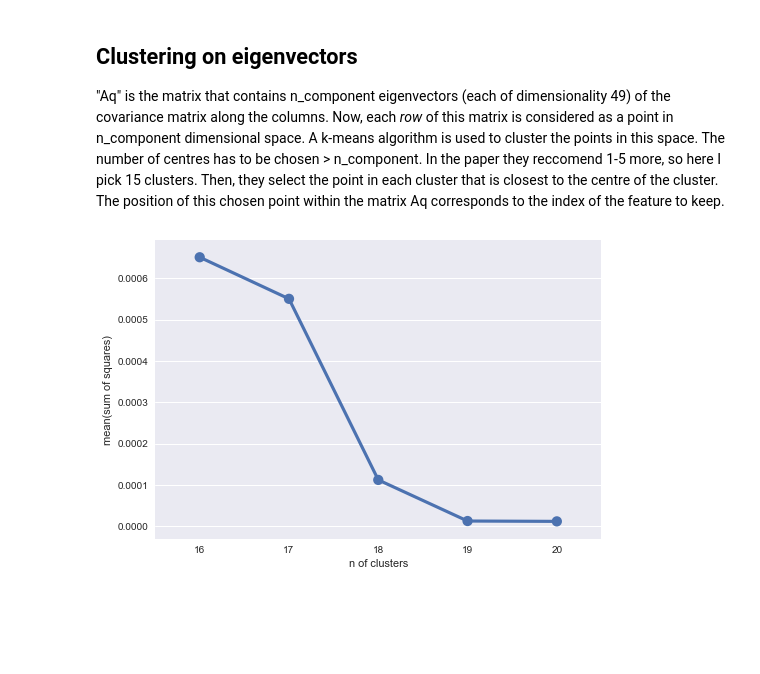
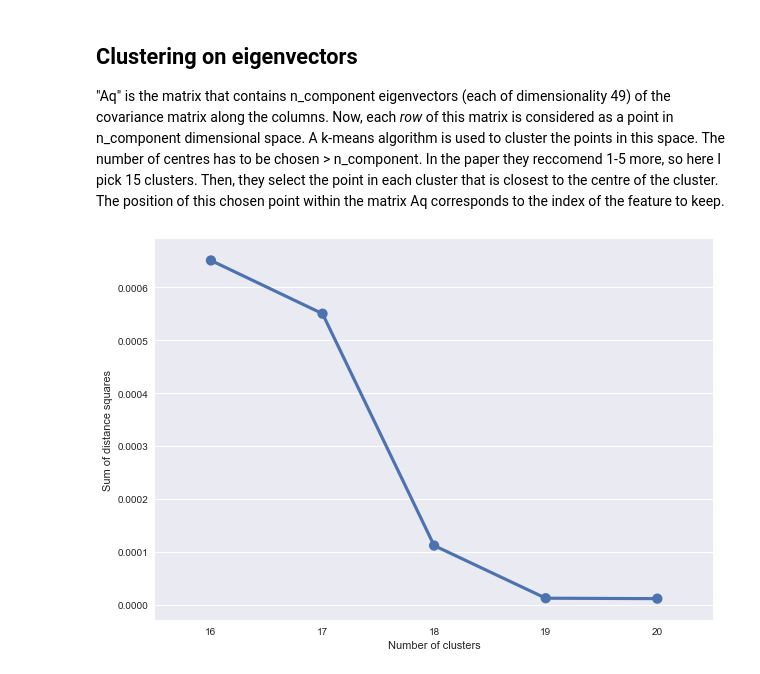
Before and after one commit to SilviaAmAm/trainingNN, a Jupyter notebook: notebooks/PFA_analysis.ipynb, the cells around one changed output. Saved outputs shown, nothing was run; the diff lists cells and outputs as text; code cells hidden in the pictures; blank space fills up the shorter version.

```diff
--- a/notebooks/PFA_analysis.ipynb
+++ b/notebooks/PFA_analysis.ipynb
@@ -47,33 +47,37 @@ print xdf_pca.shape
 # %%
 # Clustering - First step is to choose the number of cluster through the elbow method
 from sklearn.cluster import KMeans
 import matplotlib.pyplot as plt
 %matplotlib inline
 from sklearn.metrics.pairwise import euclidean_distances
 import seaborn as sns
 
 tot_sum_of_sq = []
 
 for j in range(n_components, n_components+5):
     kmeans = KMeans(n_clusters=j).fit(Aq)
     clusters_idx = kmeans.predict(Aq) # indices of which cluster each point belongs to
     centres = kmeans.cluster_centers_
 
     sum_of_squares = 0
 
     for i, item in enumerate(clusters_idx):
         dist = euclidean_distances(Aq[i].reshape(-1, 1), centres[item].reshape(-1, 1))[0][0]
         sum_of_squares = sum_of_squares + dist**2
 
     tot_sum_of_sq.append(sum_of_squares)
 
 k_df = pd.DataFrame()
 k_df['n of clusters'] = range(n_components, n_components+5)
 k_df['sum of squares'] = tot_sum_of_sq
+fig, ax = plt.subplots(figsize=(10, 7))
 sns.pointplot(x="n of clusters", y="sum of squares", data=k_df)
+ax.set_ylabel('Sum of distance squares')
+ax.set_xlabel('Number of clusters')
+# plt.savefig("Elbow_cluster.png", dpi=500)  # save as png
 plt.show()
 # %% [output]
-[figure, old version]
+[figure, new version]
 # %%
 # Choosing the number of clusters from the analysis above
 n_clusters=18
```
Also changed, not shown: parts of 4 cells of this notebook, 31 other files.
